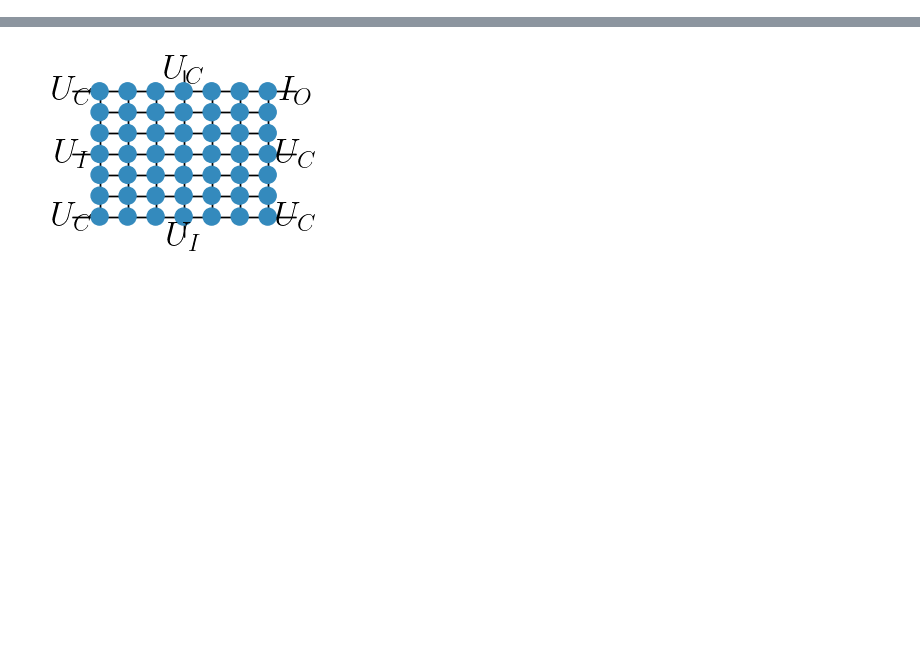
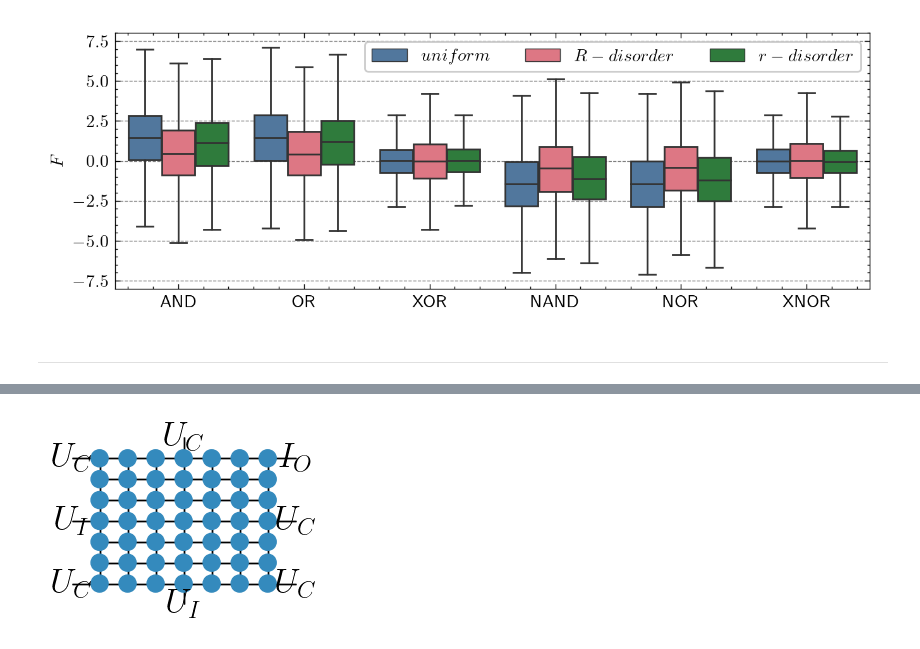
Before and after one commit to JonasMnsing/NanoNets, a Jupyter notebook: scripts/2_funding_period/WP2/ndr_nls/ndr_nls.ipynb, the cells around one changed output, grey strips where cells are left out. Cells and saved outputs as stored; diff of their text form; code cells hidden in the pictures; blank space fills up the shorter version.

```diff
--- a/scripts/2_funding_period/WP2/ndr_nls/ndr_nls.ipynb
+++ b/scripts/2_funding_period/WP2/ndr_nls/ndr_nls.ipynb
@@ -129,0 +105,27 @@ with plt.style.context(["science","bright","grid"]):
+# %%
+fitness_melt                    = pd.melt(fitness.loc[:,'AND Fitness':], var_name='Gate', value_name='$F$')
+fitness_melt['Disorder']        = '$uniform$'
+fitness_melt_res                = pd.melt(fitness_res.loc[:,'AND Fitness':], var_name='Gate', value_name='$F$')
+fitness_melt_res['Disorder']    = '$R-disorder$'
+fitness_melt_rad                = pd.melt(fitness_rad.loc[:,'AND Fitness':], var_name='Gate', value_name='$F$')
+fitness_melt_rad['Disorder']    = '$r-disorder$'
+
+fitness_combined    = pd.concat([fitness_melt, fitness_melt_res], ignore_index=True)
+fitness_combined    = pd.concat([fitness_combined, fitness_melt_rad], ignore_index=True)
+# %%
+with plt.style.context(["science","bright","grid"]):
+
+    fig = plt.figure(dpi=200)
+    fig.set_figwidth(fig.get_figwidth()*2.2)
+
+    ax  = fig.add_subplot()
+    ax  = sns.boxplot(data=fitness_combined, x='Gate', y='$F$',hue='Disorder', ax=ax, fliersize=0)
+
+    ax.set_ylim(-8,8)
+    ax.set_xticklabels(gates)
+    ax.set_xlabel("")
+    ax.legend(title='', ncol=3, loc='upper right')
+# %% [output]
+[figure, added]
+# %% [markdown]
+---
```
Also changed, not shown: parts of 15 cells of this notebook, 6 other files.
